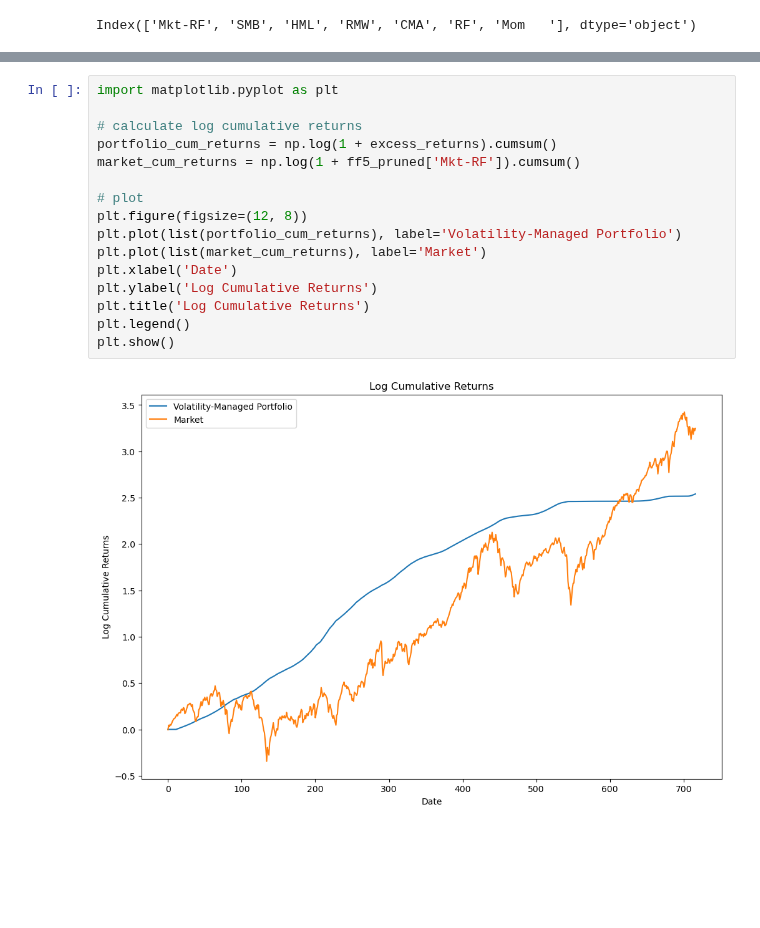
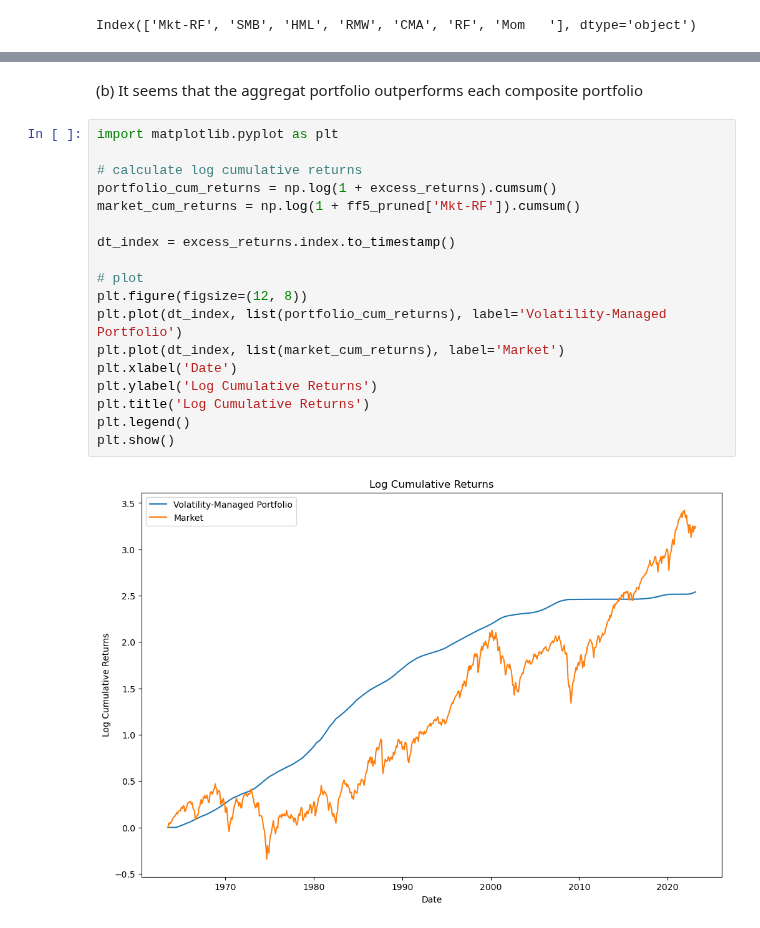
Before and after one commit to jonathoneco/bem114, a Jupyter notebook: Set4/q2.ipynb, the cells around one changed output, grey strips where cells are left out. Saved outputs shown, nothing was run; the diff lists cells and outputs as text; blank space fills up the shorter version.

```diff
--- a/Set4/q2.ipynb
+++ b/Set4/q2.ipynb
@@ -105,18 +134,22 @@ Notes:
+# %% [markdown]
+(b) It seems that the aggregat portfolio outperforms each composite portfolio
 # %%
 import matplotlib.pyplot as plt
 
 # calculate log cumulative returns
 portfolio_cum_returns = np.log(1 + excess_returns).cumsum()
 market_cum_returns = np.log(1 + ff5_pruned['Mkt-RF']).cumsum()
 
+dt_index = excess_returns.index.to_timestamp()
+
 # plot
 plt.figure(figsize=(12, 8))
-plt.plot(list(portfolio_cum_returns), label='Volatility-Managed Portfolio')
-plt.plot(list(market_cum_returns), label='Market')
+plt.plot(dt_index, list(portfolio_cum_returns), label='Volatility-Managed Portfolio')
+plt.plot(dt_index, list(market_cum_returns), label='Market')
 plt.xlabel('Date')
 plt.ylabel('Log Cumulative Returns')
 plt.title('Log Cumulative Returns')
 plt.legend()
 plt.show()
 # %% [output]
-[figure, old version]
+[figure, new version]
```
Also changed, not shown: parts of 3 cells of this notebook.
